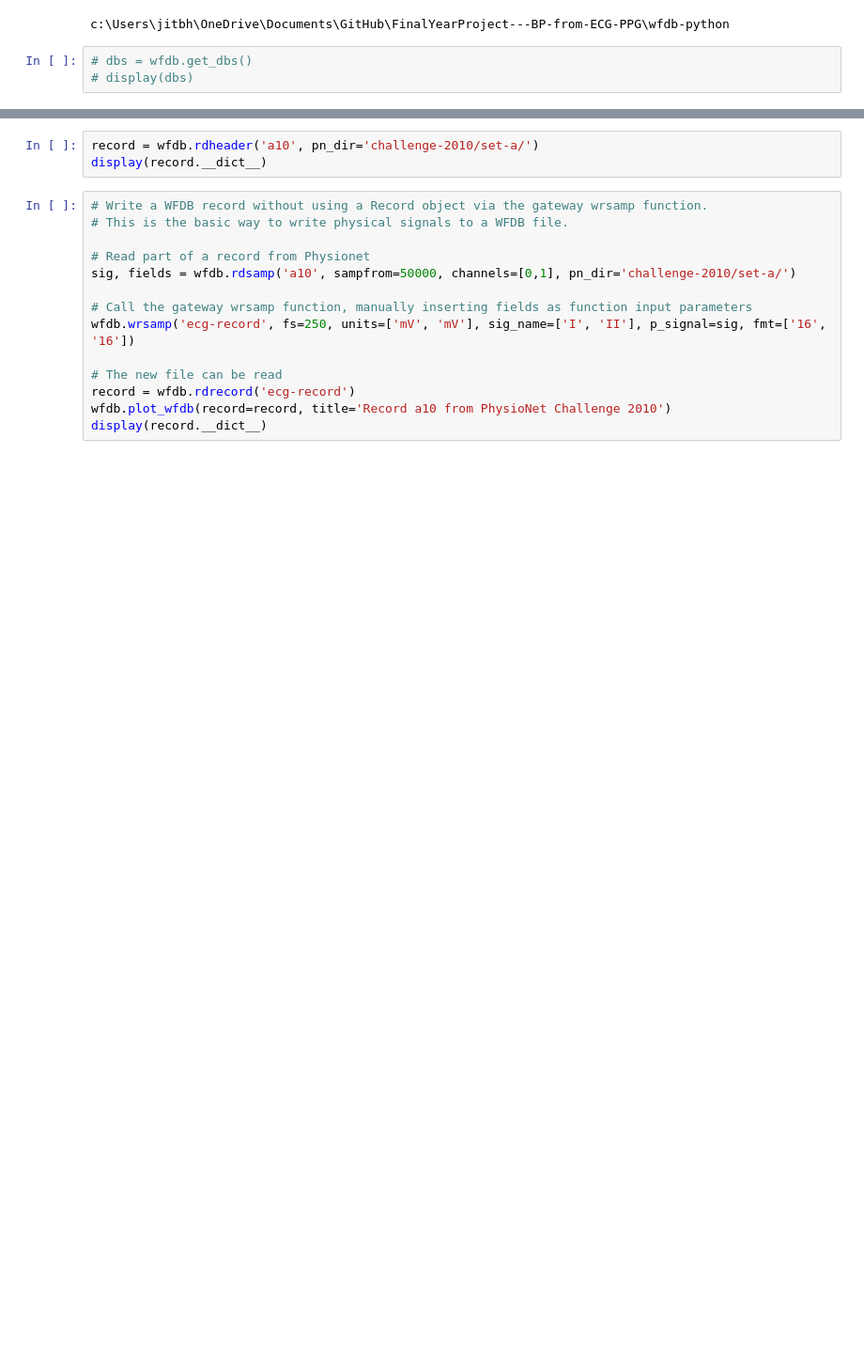
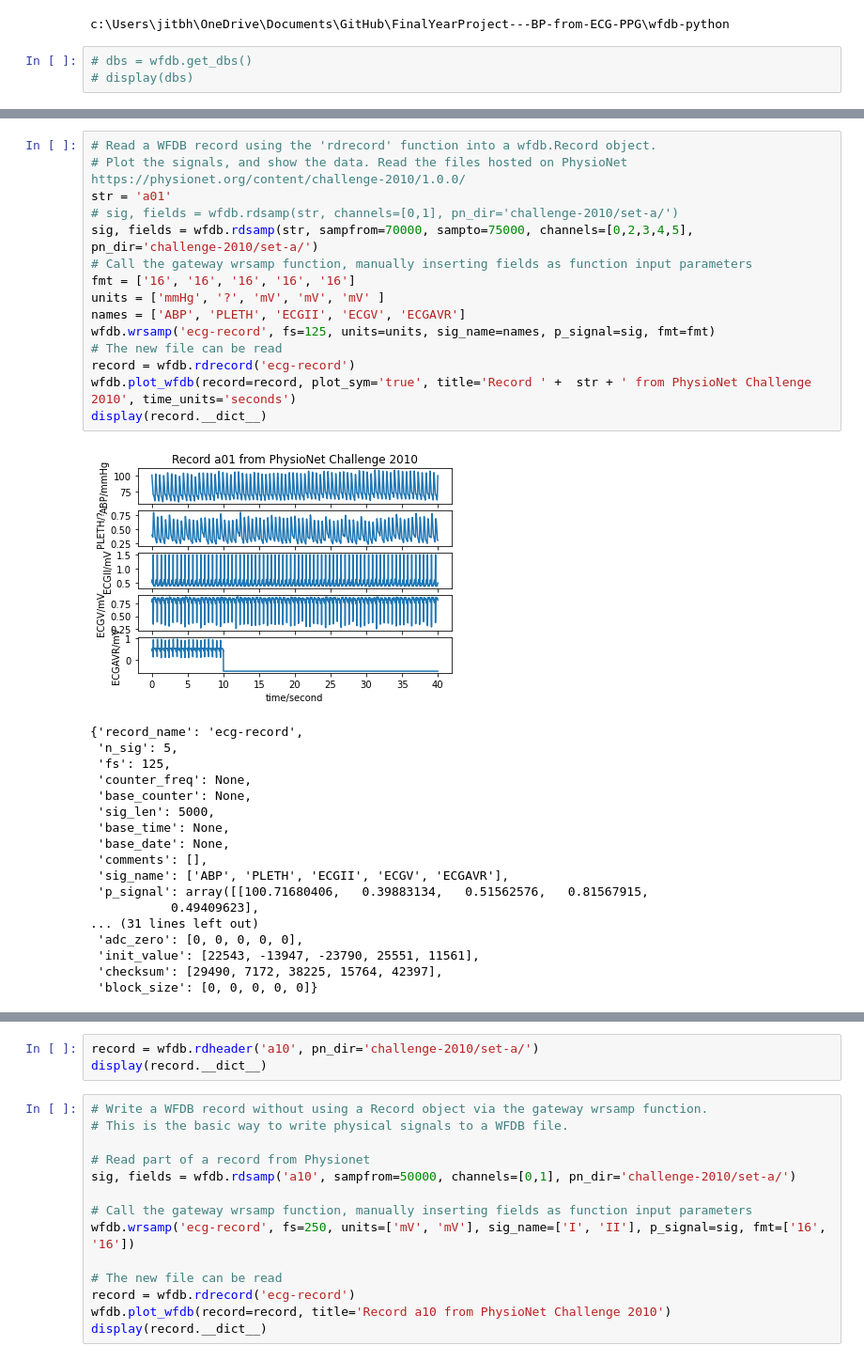
Before and after one commit to Rasterize101/FinalYearProject---BP-from-PPG, a Jupyter notebook: fyp.ipynb, the cells around one changed output, grey strips where cells are left out. Shown at 94% size. Saved outputs shown, nothing was run; the diff lists cells and outputs as text; blank space fills up the shorter version.

```diff
--- a/fyp.ipynb
+++ b/fyp.ipynb
@@ -91,0 +92,34 @@ display(record.__dict__)
+# %%
+# Read a WFDB record using the 'rdrecord' function into a wfdb.Record object.
+# Plot the signals, and show the data. Read the files hosted on PhysioNet https://physionet.org/content/challenge-2010/1.0.0/
+str = 'a01'
+# sig, fields = wfdb.rdsamp(str, channels=[0,1], pn_dir='challenge-2010/set-a/')
+sig, fields = wfdb.rdsamp(str, sampfrom=70000, sampto=75000, channels=[0,2,3,4,5], pn_dir='challenge-2010/set-a/')
+# Call the gateway wrsamp function, manually inserting fields as function input parameters
+fmt = ['16', '16', '16', '16', '16']
+units = ['mmHg', '?', 'mV', 'mV', 'mV' ]
+names = ['ABP', 'PLETH', 'ECGII', 'ECGV', 'ECGAVR']
+wfdb.wrsamp('ecg-record', fs=125, units=units, sig_name=names, p_signal=sig, fmt=fmt)
+# The new file can be read
+record = wfdb.rdrecord('ecg-record')
+wfdb.plot_wfdb(record=record, plot_sym='true', title='Record ' +  str + ' from PhysioNet Challenge 2010', time_units='seconds')
+display(record.__dict__)
+# %% [output]
+[figure, added]
+{'record_name': 'ecg-record',
+ 'n_sig': 5,
+ 'fs': 125,
+ 'counter_freq': None,
+ 'base_counter': None,
+ 'sig_len': 5000,
+ 'base_time': None,
+ 'base_date': None,
+ 'comments': [],
+ 'sig_name': ['ABP', 'PLETH', 'ECGII', 'ECGV', 'ECGAVR'],
+ 'p_signal': array([[100.71680406,   0.39883134,   0.51562576,   0.81567915,
+           0.49409623],
+... (31 lines left out)
+ 'adc_zero': [0, 0, 0, 0, 0],
+ 'init_value': [22543, -13947, -23790, 25551, 11561],
+ 'checksum': [29490, 7172, 38225, 15764, 42397],
+ 'block_size': [0, 0, 0, 0, 0]}
```
Also changed, not shown: parts of 6 cells of this notebook.
